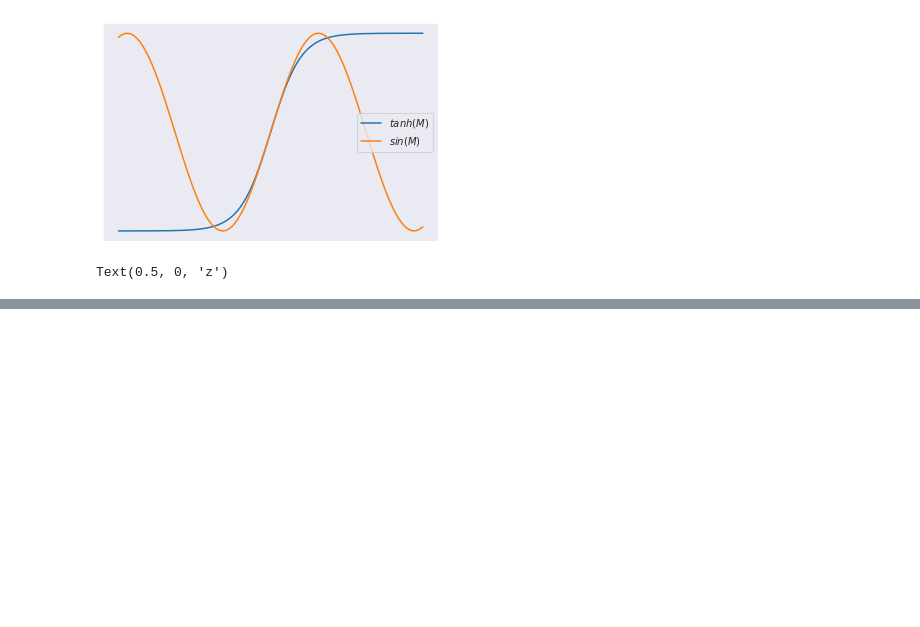
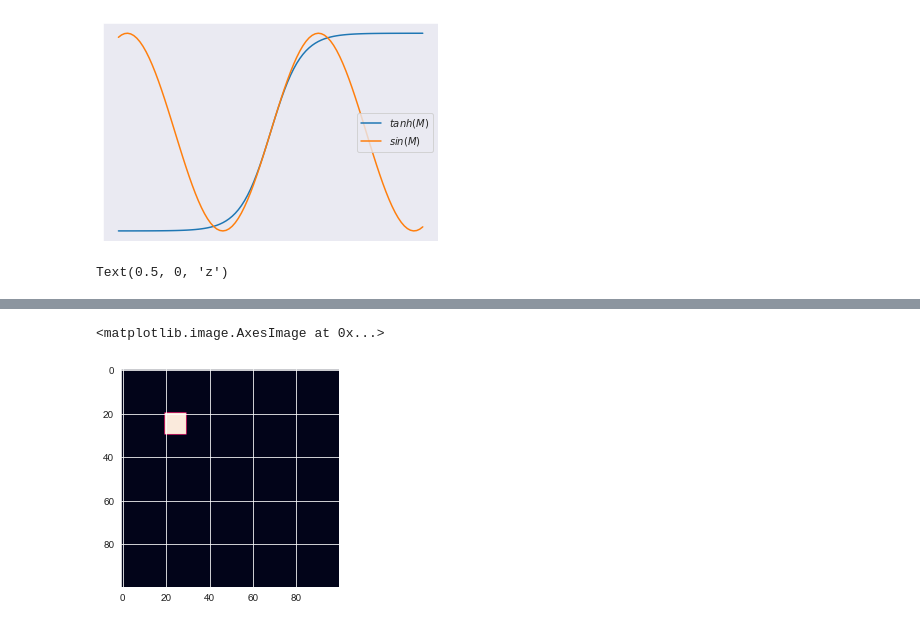
Before and after one commit to fftakumi/MOD2NN, a Jupyter notebook: Faraday/two_dim/util.ipynb, the cells around one changed output, grey strips where cells are left out. Drawn from its saved outputs; the diff is of its cells as text; code cells hidden in the pictures; blank space fills up the shorter version.

```diff
--- a/Faraday/two_dim/util.ipynb
+++ b/Faraday/two_dim/util.ipynb
@@ -329,0 +331,23 @@ plt.plot(x, np.abs((a**2-x**2)))
+# %%
+shape = (100, 100)
+class_num = 10
+area_size = 10
+w = 50
+h = 50
+side = 2 * w + 2 * h
+interval = np.linspace(0, side, class_num , endpoint=False)
+
+p, q = -w/2, -h/2
+
+x = np.arange(shape[1])
+y = np.arange(shape[0])
+XX, YY = np.meshgrid(x, y)
+XX = XX - np.mean(XX)
+YY = YY - np.mean(YY)
+F = np.ones_like(R)
+F = F + np.where((np.abs(XX-p) <= area_size/2) & (np.abs(YY-p) <= area_size/2), 1, 0)
+
+plt.imshow(F)
+# %% [output]
+<matplotlib.image.AxesImage at 0x...>
+[figure, added]
```
Also changed, not shown: parts of 5 cells of this notebook, 4 other files.
